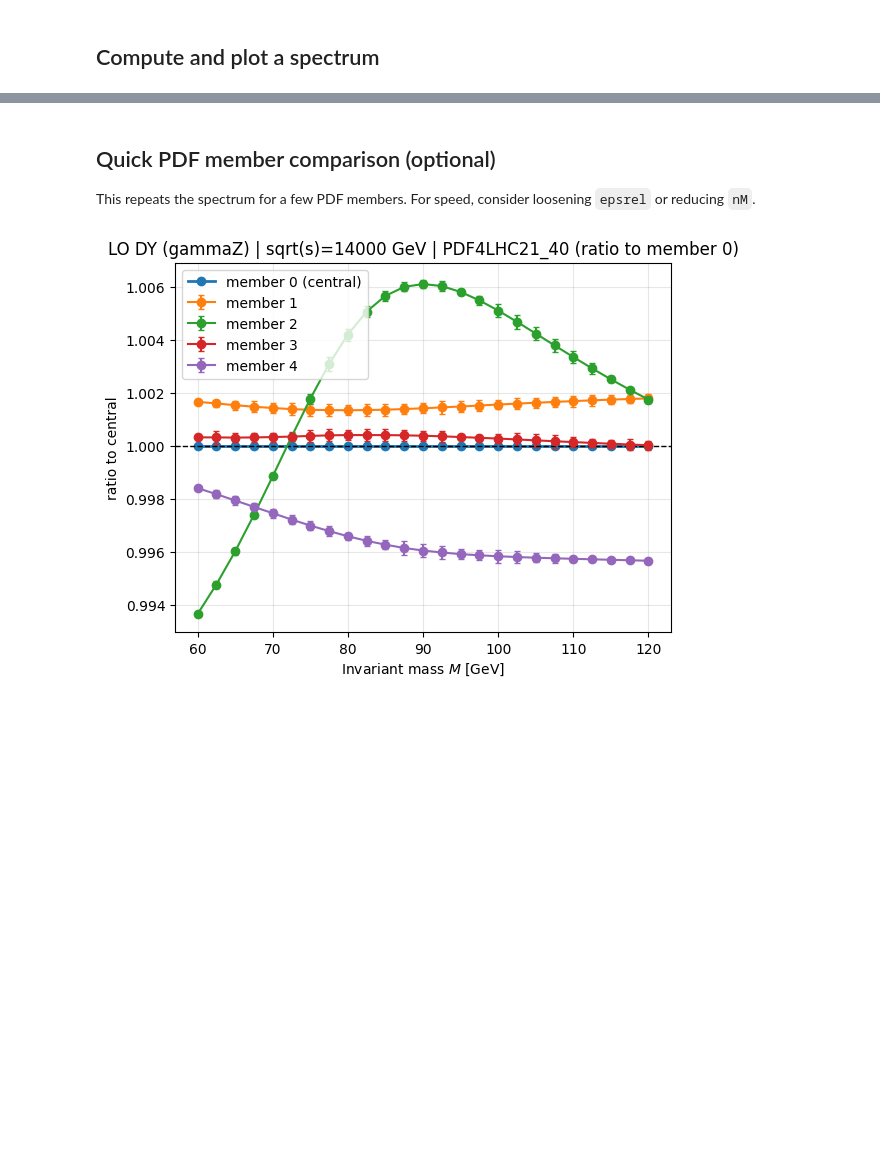
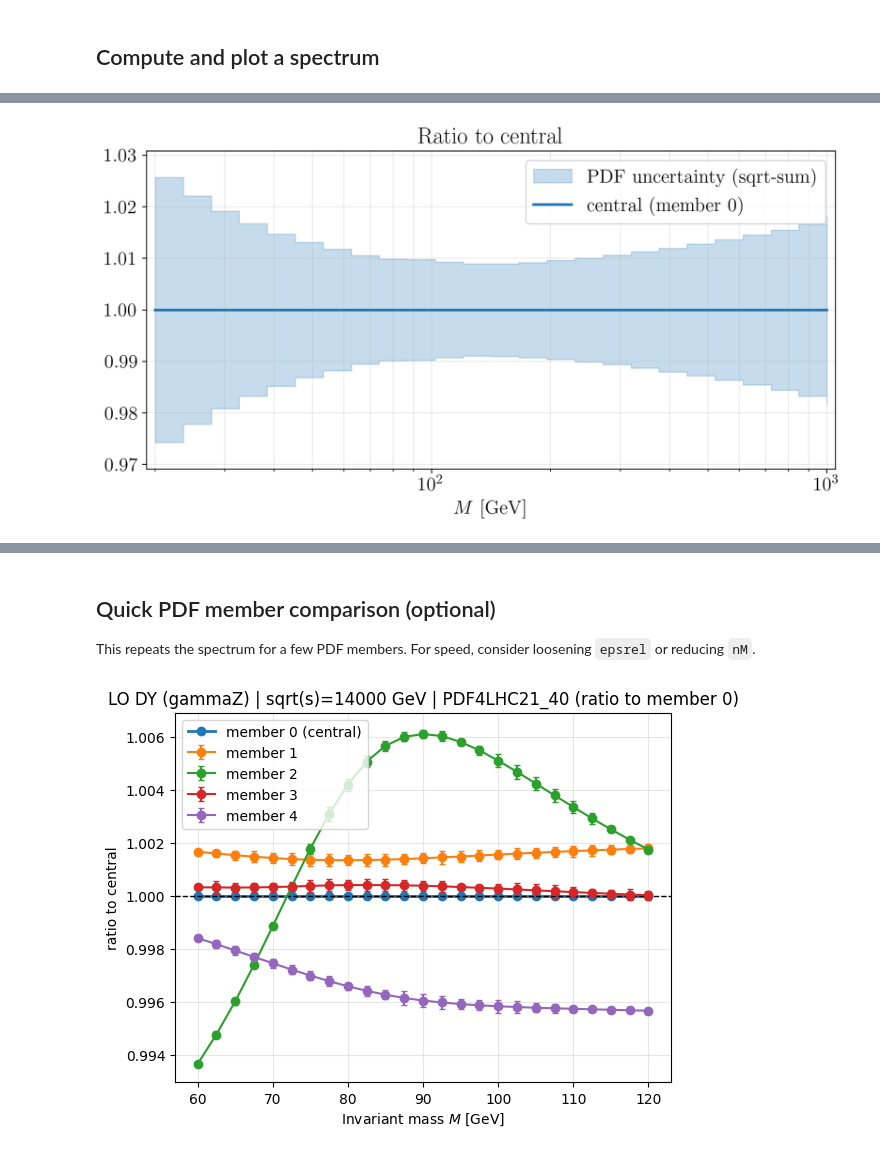
Before and after one commit to manuel-morales-a/flavourful_DY_PDF_SMEFT, a Jupyter notebook: dy_dsigma_dM_LO.ipynb, the cells around one changed output, grey strips where cells are left out. Cells and saved outputs as stored; diff of their text form; code cells hidden in the pictures; blank space fills up the shorter version.

```diff
--- a/dy_dsigma_dM_LO.ipynb
+++ b/dy_dsigma_dM_LO.ipynb
@@ -233,0 +402,45 @@ plt.show()
+# %%
+# improved ratio plot vs central (uses existing arrays: all_vals, central, delta, M_grid)
+ratios = all_vals / central[np.newaxis, :]     # shape (n_members, nM)
+
+# PDF uncertainty band in ratio units
+band_low = (central - delta) / central
+band_high = (central + delta) / central
+
+# dynamic y-limits: based on members + band, with a small floor
+dev_members = np.max(np.abs(ratios - 1.0))
+dev_band = max(np.max(np.abs(band_low - 1.0)), np.max(np.abs(band_high - 1.0)))
+maxdev = max(dev_members, dev_band)
+y_margin = max(0.02, maxdev * 1.2)   # at least 2% margin
+
+ymin = max(0.0, 1.0 - y_margin)
+ymax = 1.0 + y_margin
+
+fig, ax = plt.subplots(figsize=(9,5))
+
+# PDF band
+ax.fill_between(M_grid, band_low, band_high, step='post', color='C0', alpha=0.25,
+                label='PDF uncertainty (sqrt-sum)')
+
+## all members as thin, semi-transparent lines
+#for i in range(len(ratios)):
+    #ax.plot(M_grid, ratios[i], color='gray', alpha=0.35, lw=0.8)
+
+# central line (should be exactly 1)
+ax.plot(M_grid, np.ones_like(M_grid), color='C0', lw=2.2, label='central (member 0)')
+
+ax.set_xscale('log')
+ax.set_xlim(M_grid[0]*0.95, M_grid[-1]*1.05)
+ax.set_ylim(ymin, ymax)
+
+#ax.axhline(1.0, color='k', ls='--', lw=1)
+ax.set_xlabel(r"$M$ [GeV]")
+#ax.set_ylabel("Ratio to central")
+ax.set_title(f"Ratio to central")
+ax.grid(True, which='both', alpha=0.25)
+ax.legend(loc='upper right')
+
+fig.tight_layout()
+plt.show()
+# %% [output]
+[figure, added]
```
Also changed, not shown: parts of 14 cells of this notebook.
